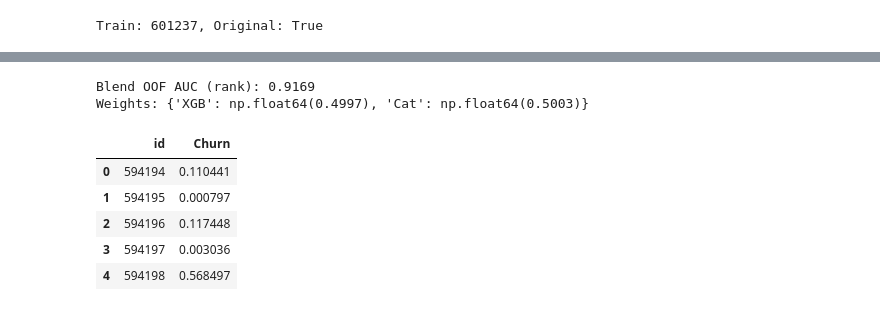
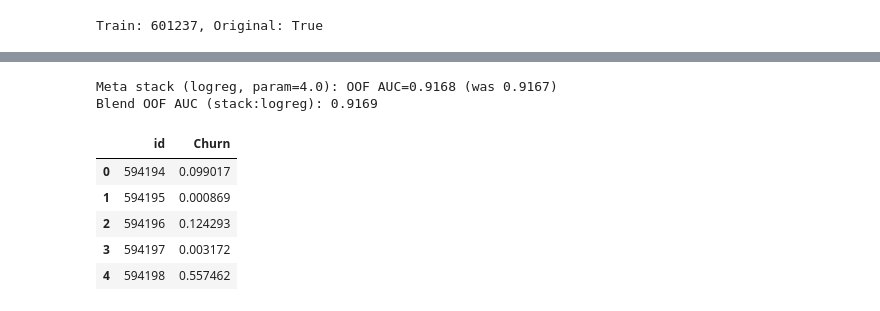
Before and after one commit to oivler/kaggle-predict-customer-churn, a Jupyter notebook: model.ipynb, the cells around one changed output, grey strips where cells are left out. Drawn from its saved outputs; the diff is of its cells as text; code cells hidden in the pictures.

```diff
--- a/model.ipynb
+++ b/model.ipynb
@@ -722,24 +723,36 @@ if USE_LOGREG_BLEND and not STACK_RANK_LINEAR:
         use_logreg_blend = True
         blend_oof = logreg_oof
 
-use_ridge_blend = False
-ridge_blender = None
+use_stack_blend = False
+stack_blender = None
+stack_blend_kind = None
+stack_blend_param = None
 if USE_STACKING and not use_logreg_blend and not STACK_RANK_LINEAR:
-    from sklearn.linear_model import Ridge
+    from sklearn.linear_model import Ridge, LogisticRegression
     auc_current = roc_auc_score(y_full, blend_oof)
-    best_ridge_auc, best_ridge_alpha = auc_current, 1.0
+    best_meta_auc, best_meta_oof = auc_current, blend_oof.copy()
     for alpha in [0.5, 1.0, 2.0, 5.0, 10.0]:
         r = Ridge(alpha=alpha, random_state=42)
         r.fit(oof_stack, y_full)
         rof = np.clip(r.predict(oof_stack), 0, 1)
         auc_r = roc_auc_score(y_full, rof)
-        if auc_r > best_ridge_auc:
-            best_ridge_auc, best_ridge_alpha = auc_r, alpha
-            ridge_blender = r
-            use_ridge_blend = True
-            blend_oof = rof
-    if use_ridge_blend:
-        print(f"Ridge stacking: alpha={best_ridge_alpha}, OOF AUC={best_ridge_auc:.4f}")
+        if auc_r > best_meta_auc:
+            best_meta_auc, best_meta_oof = auc_r, rof
+            stack_blender, stack_blend_kind, stack_blend_param = r, 'ridge', alpha
+    for C in [0.25, 0.5, 1.0, 2.0, 4.0]:
+        lr = LogisticRegression(C=C, max_iter=2000, random_state=42, solver='lbfgs')
+        lr.fit(oof_stack, y_full)
+        lof = lr.predict_proba(oof_stack)[:, 1]
+        auc_l = roc_auc_score(y_full, lof)
+        if auc_l > best_meta_auc:
+            best_meta_auc, best_meta_oof = auc_l, lof
+            stack_blender, stack_blend_kind, stack_blend_param = lr, 'logreg', C
+    if stack_blender is not None and best_meta_auc > auc_current:
+        use_stack_blend = True
+        blend_oof = best_meta_oof
+        print(f"Meta stack ({stack_blend_kind}, param={stack_blend_param}): OOF AUC={best_meta_auc:.4f} (was {auc_current:.4f})")
+    else:
+        print(f"Meta stack: kept rank blend OOF={auc_current:.4f}")
 
 if USE_ISOTONIC_CALIBRATION:
     iso_calib = IsotonicRegression(out_of_bounds='clip')
@@ -747,25 +760,28 @@ if USE_ISOTONIC_CALIBRATION:
     blend_oof = np.clip(iso_calib.predict(blend_oof), 0, 1)
 
 names = ['XGB'] + (['LGB'] if USE_LGB else []) + ['Cat'] + (['HGB'] if USE_HGB else []) + (['RF','ET'] if USE_RF_ET else [])
-mode_str = 'rank+linear' if STACK_RANK_LINEAR else ('logreg' if use_logreg_blend else ('ridge' if use_ridge_blend else BLEND_MODE))
+mode_str = 'rank+linear' if STACK_RANK_LINEAR else ('logreg' if use_logreg_blend else (f'stack:{stack_blend_kind}' if use_stack_blend else BLEND_MODE))
 print(f"Blend OOF AUC ({mode_str}): {roc_auc_score(y_full, blend_oof):.4f}")
-if not use_logreg_blend and not use_ridge_blend:
+if not use_logreg_blend and not use_stack_blend:
     print(f"Weights: {dict(zip(names, np.round(blend_weights, 4)))}")
 if oof_comp is not None and USE_DUAL_TRACK:
     print(f"Dual track (main weight): {dual_track_w:.3f}")
 if STACK_RANK_LINEAR:
     print(f"Stack alpha (rank): {stack_alpha:.3f}")
 # %% [output]
-Blend OOF AUC (rank): 0.9169
-Weights: {'XGB': np.float64(0.4997), 'Cat': np.float64(0.5003)}
+Meta stack (logreg, param=4.0): OOF AUC=0.9168 (was 0.9167)
+Blend OOF AUC (stack:logreg): 0.9169
 # %%
 def blend_test(tp, apply_cal=True):
     if use_logreg_blend:
         tp_rank = np.column_stack([to_rank_percentiles(tp[:, i]) for i in range(n_models)])
         preds = logreg_blender.predict_proba(tp_rank)[:, 1]
-    elif use_ridge_blend:
+    elif use_stack_blend:
         tp_stack = make_stack_features(tp)
-        preds = np.clip(ridge_blender.predict(tp_stack), 0, 1)
+        if stack_blend_kind == 'ridge':
+            preds = np.clip(stack_blender.predict(tp_stack), 0, 1)
+        else:
+            preds = stack_blender.predict_proba(tp_stack)[:, 1]
     elif STACK_RANK_LINEAR:
         blend_rank = np.column_stack([to_rank_percentiles(tp[:, i]) for i in range(n_models)]) @ w_rank
         blend_linear = tp @ w_linear
@@ -814,35 +830,35 @@ for base_seed in [123, 456, 789, 2024, 2025][:N_SEEDS-1]:
             for m in models_orig:
                 m.fit(X_orig_encoded.iloc[tr_o], y_orig.iloc[tr_o])
                 to += m.predict_proba(X_test_orig_encoded)[:, 1] / (N_FOLDS * 2)
     all_test_preds.append(blend_test(tp, apply_cal=not store_raw))
     if all_test_comp is not None and tc is not None:
         all_test_comp.append(tc)
     if all_test_orig is not None and to is not None:
         all_test_orig.append(to)
 
 if all_test_comp is not None and store_raw:
     final_main_raw = np.mean(all_test_preds, axis=0)
     final_comp = np.mean(all_test_comp, axis=0)
     blend_raw = dual_track_w * final_main_raw + (1 - dual_track_w) * final_comp
     final_preds = np.clip(iso_calib.predict(blend_raw), 0, 1) if USE_ISOTONIC_CALIBRATION else blend_raw
 else:
     final_preds = np.mean(all_test_preds, axis=0)
 if all_test_orig is not None:
     final_orig = np.mean(all_test_orig, axis=0)
     final_preds = (1 - ORIG_ONLY_WEIGHT) * final_preds + ORIG_ONLY_WEIGHT * final_orig
     print(f"Orig-only blend weight: {ORIG_ONLY_WEIGHT}")
 if BLEND_SUBMISSION_FILES:
     subs = [pd.read_csv(f) for f in BLEND_SUBMISSION_FILES]
     all_blend = [final_preds] + [s['Churn'].values for s in subs]
     final_preds = np.mean(all_blend, axis=0)
     print(f"Blended with {len(BLEND_SUBMISSION_FILES)} submission file(s)")
 submission = pd.DataFrame({'id': test_ids, 'Churn': final_preds})
 submission.to_csv('submission.csv', index=False)
 submission.head()
 # %% [output]
 |  | id | Churn |
-| 0 | 594194 | 0.110441 |
-| 1 | 594195 | 0.000797 |
-| 2 | 594196 | 0.117448 |
-| 3 | 594197 | 0.003036 |
-| 4 | 594198 | 0.568497 |
+| 0 | 594194 | 0.099017 |
+| 1 | 594195 | 0.000869 |
+| 2 | 594196 | 0.124293 |
+| 3 | 594197 | 0.003172 |
+| 4 | 594198 | 0.557462 |
```
Also changed, not shown: parts of 4 cells of this notebook.
